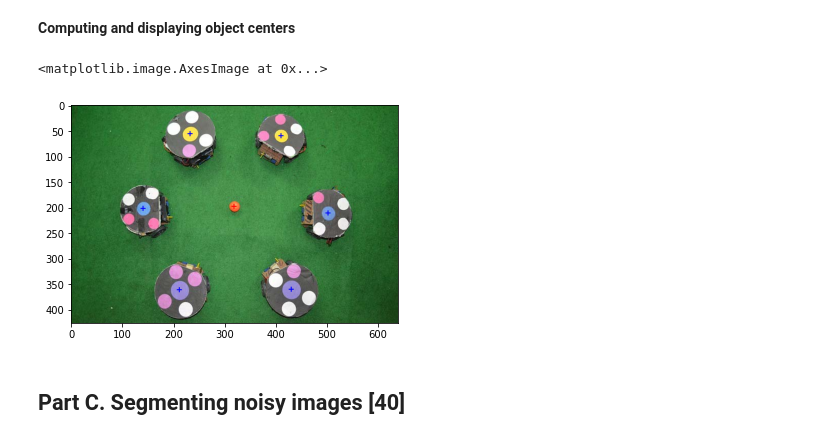
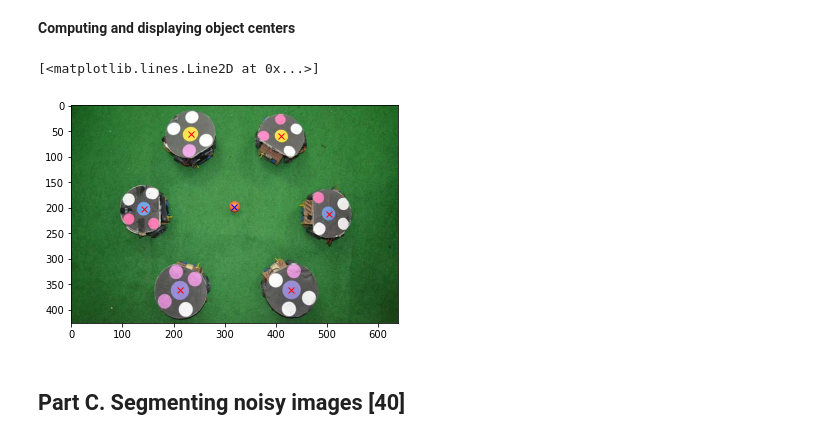
Before and after one commit to daniel-suazo/CV-Assignment1, a Jupyter notebook: Assg1_ImageProc.ipynb, the cells around one changed output. Saved outputs shown, nothing was run; the diff lists cells and outputs as text; code cells hidden in the pictures.

```diff
--- a/Assg1_ImageProc.ipynb
+++ b/Assg1_ImageProc.ipynb
@@ -206,15 +206,14 @@ __Computing and displaying object centers__
 # %%
 # Your code here (use several cells if needed)
 marked_img = np.copy(robocup)
+plt.imshow(marked_img)
+for i in robotcenters:
+    plt.plot(i[1], i[0], 'xr')
 
-for i in robotcenters:
-    marked_img = create_cross(i, marked_img, (0,0,255))
-
-marked_img = create_cross(ballcoords, marked_img, (255,0,0))
-plt.imshow(marked_img)
+plt.plot(ballcoords[1], ballcoords[0], 'xr', color="blue")
 # %% [output]
-<matplotlib.image.AxesImage at 0x...>
+[<matplotlib.lines.Line2D at 0x...>]
-[figure, old version]
+[figure, new version]
 # %% [markdown]
 ## Part C. Segmenting noisy images [40]
 # %% [markdown]
```
Also changed, not shown: parts of 1 cell of this notebook.
